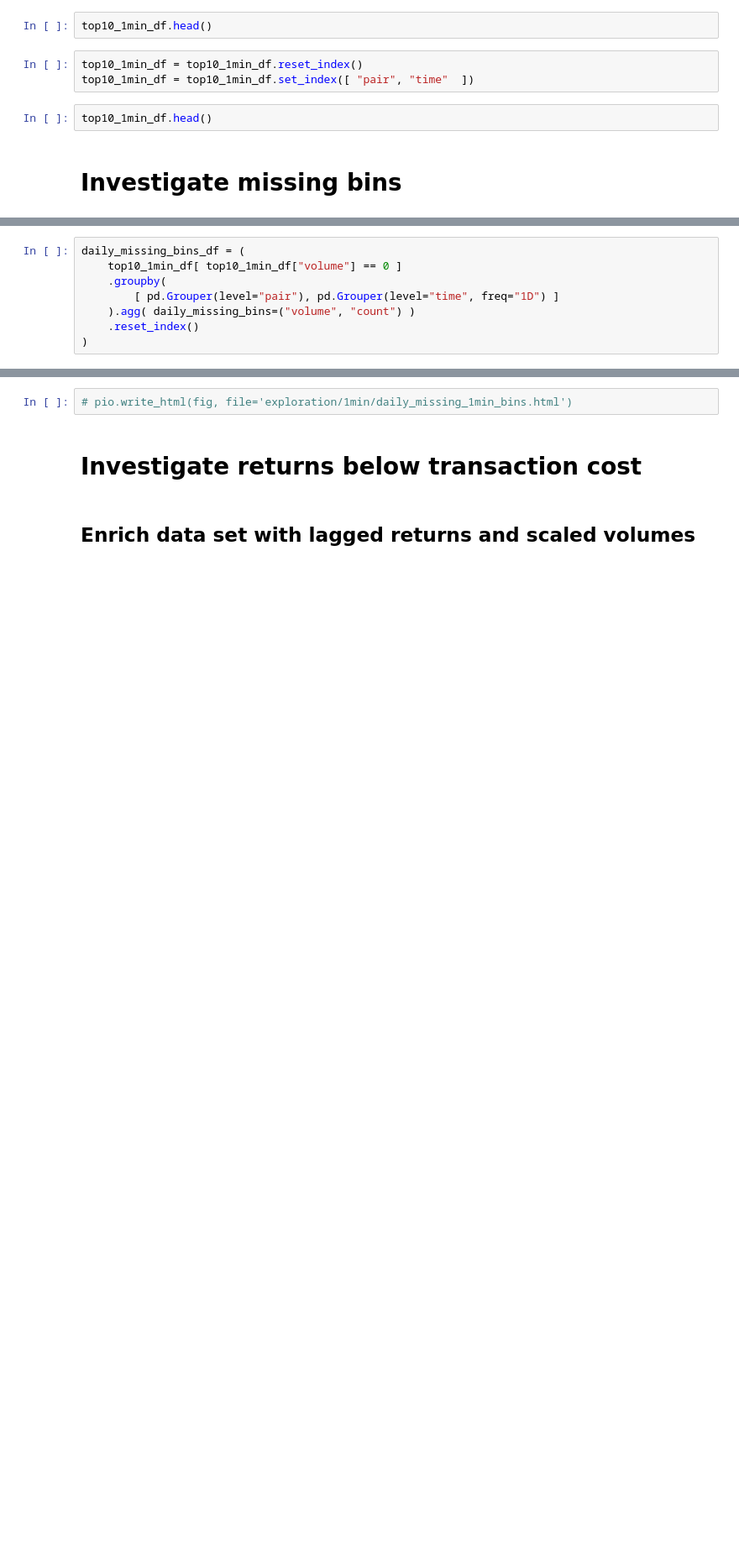
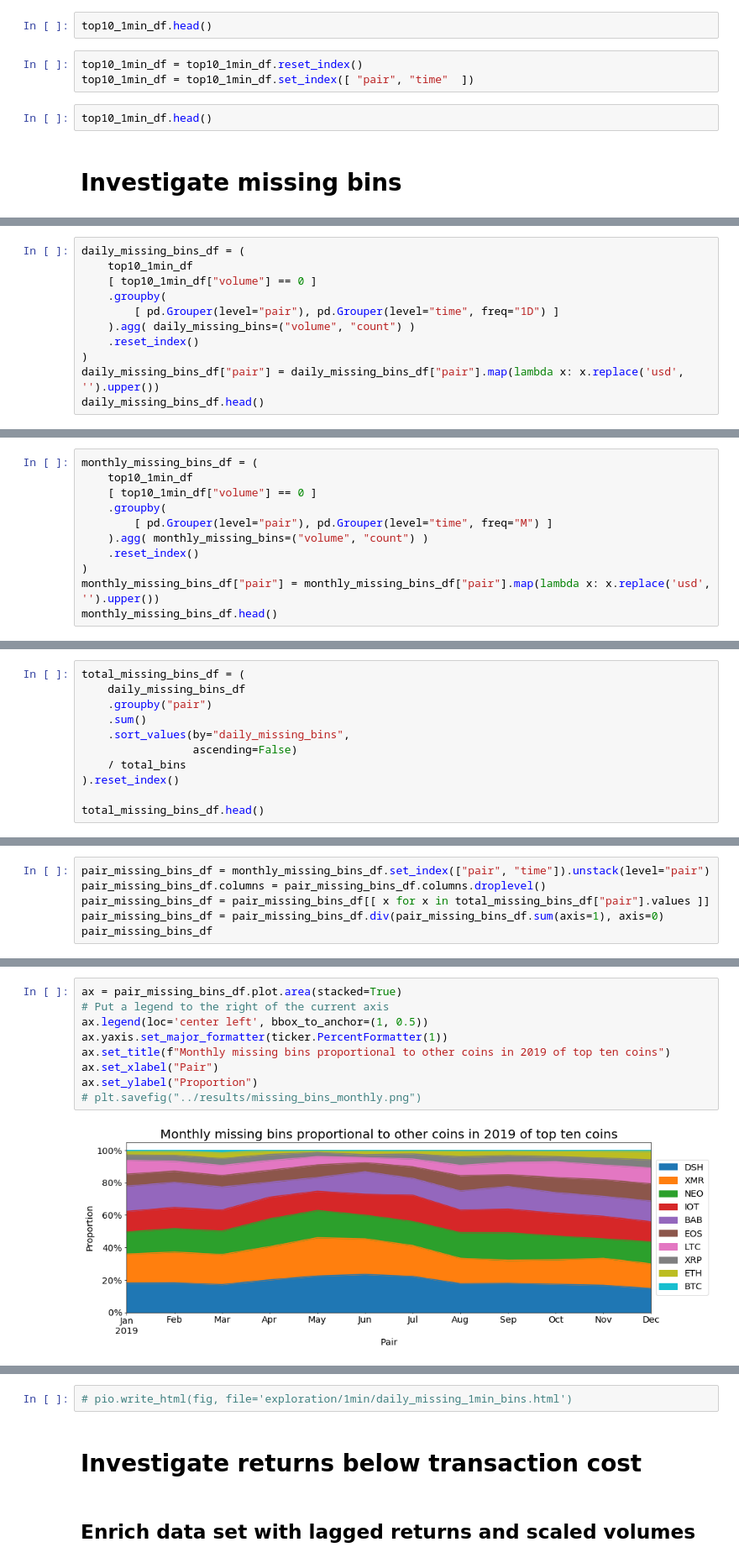
Before and after one commit to RaRedmer/econ_master_thesis_code, a Jupyter notebook: notebook/bitfinex_1min.ipynb, the cells around one changed output, grey strips where cells are left out. Shown at 84% size. Cells and saved outputs as stored; diff of their text form; blank space fills up the shorter version.

```diff
--- a/notebook/bitfinex_1min.ipynb
+++ b/notebook/bitfinex_1min.ipynb
@@ -99,8 +150,11 @@ top10_1min_df.head()
 # %%
 daily_missing_bins_df = (
-    top10_1min_df[ top10_1min_df["volume"] == 0 ]
+    top10_1min_df
+    [ top10_1min_df["volume"] == 0 ]
     .groupby(
         [ pd.Grouper(level="pair"), pd.Grouper(level="time", freq="1D") ]
     ).agg( daily_missing_bins=("volume", "count") )
     .reset_index()
 )
+daily_missing_bins_df["pair"] = daily_missing_bins_df["pair"].map(lambda x: x.replace('usd', '').upper())
+daily_missing_bins_df.head()
@@ -106,0 +168,11 @@ daily_missing_bins_df = (
+# %%
+monthly_missing_bins_df = (
+    top10_1min_df
+    [ top10_1min_df["volume"] == 0 ]
+    .groupby(
+        [ pd.Grouper(level="pair"), pd.Grouper(level="time", freq="M") ]
+    ).agg( monthly_missing_bins=("volume", "count") )
+    .reset_index()
+)
+monthly_missing_bins_df["pair"] = monthly_missing_bins_df["pair"].map(lambda x: x.replace('usd', '').upper())
+monthly_missing_bins_df.head()
@@ -106,0 +186,11 @@ daily_missing_bins_df = (
+# %%
+total_missing_bins_df = (
+    daily_missing_bins_df
+    .groupby("pair")
+    .sum()
+    .sort_values(by="daily_missing_bins",
+                 ascending=False)
+    / total_bins
+).reset_index()
+
+total_missing_bins_df.head()
@@ -106,0 +204,6 @@ daily_missing_bins_df = (
+# %%
+pair_missing_bins_df = monthly_missing_bins_df.set_index(["pair", "time"]).unstack(level="pair")
+pair_missing_bins_df.columns = pair_missing_bins_df.columns.droplevel()
+pair_missing_bins_df = pair_missing_bins_df[[ x for x in total_missing_bins_df["pair"].values ]]
+pair_missing_bins_df = pair_missing_bins_df.div(pair_missing_bins_df.sum(axis=1), axis=0)
+pair_missing_bins_df
@@ -106,0 +225,11 @@ daily_missing_bins_df = (
+# %%
+ax = pair_missing_bins_df.plot.area(stacked=True)
+# Put a legend to the right of the current axis
+ax.legend(loc='center left', bbox_to_anchor=(1, 0.5))
+ax.yaxis.set_major_formatter(ticker.PercentFormatter(1))
+ax.set_title(f"Monthly missing bins proportional to other coins in 2019 of top ten coins")
+ax.set_xlabel("Pair")
+ax.set_ylabel("Proportion")
+# plt.savefig("../results/missing_bins_monthly.png")
+# %% [output]
+[figure, added]
```
Also changed, not shown: parts of 78 cells of this notebook, 6 other files.
